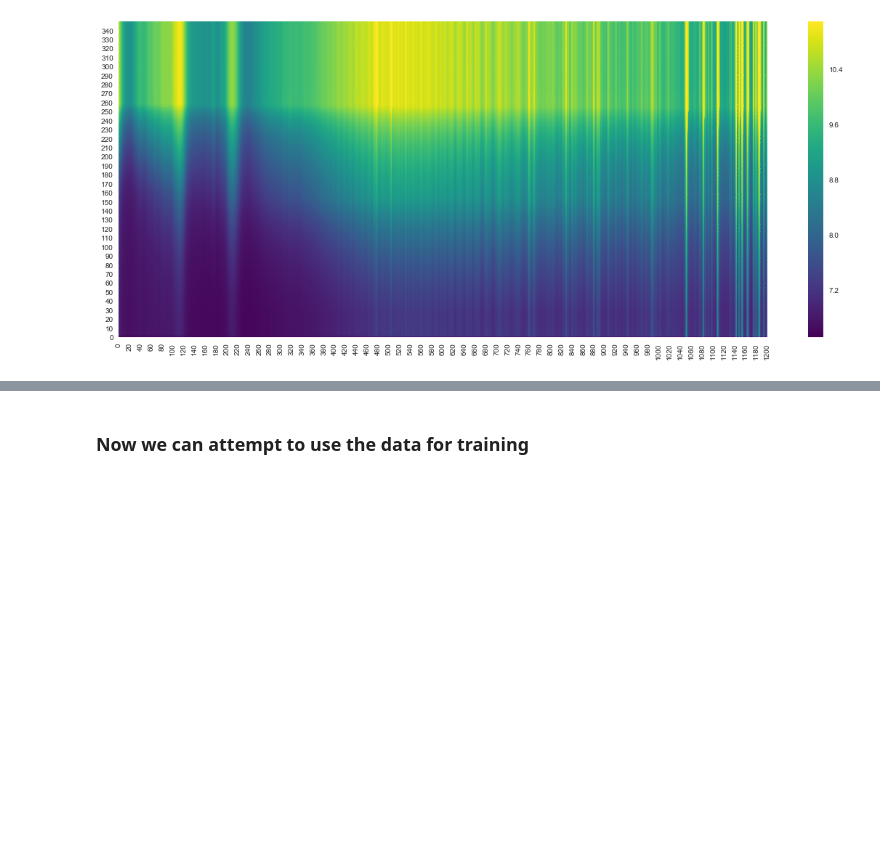
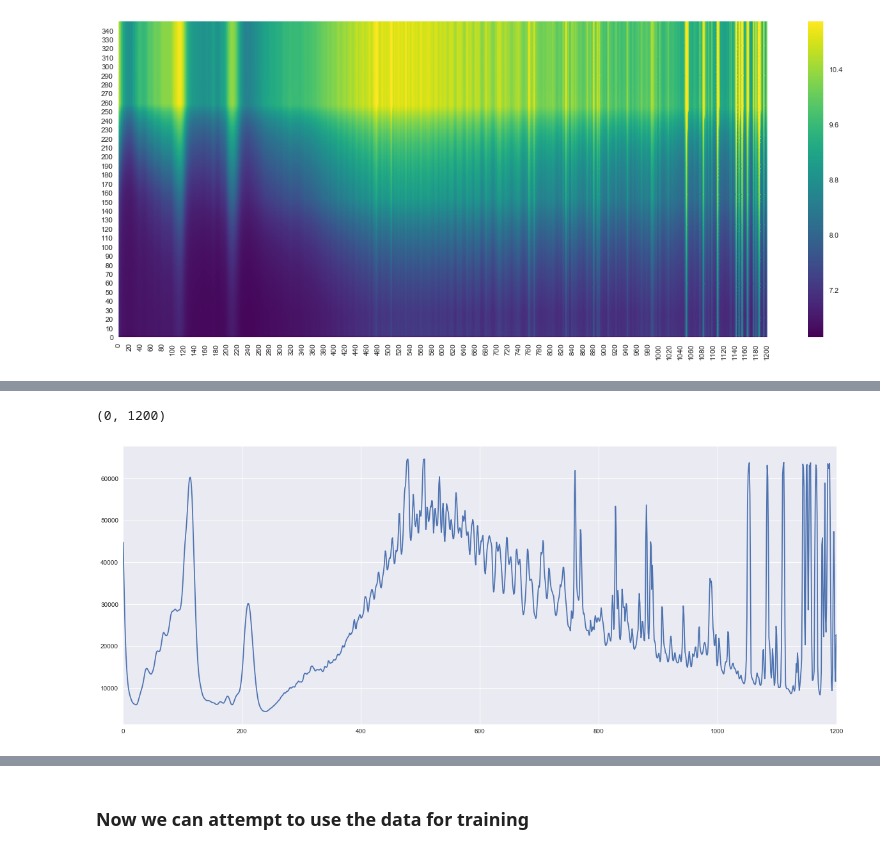
Before and after one commit to austinbock/project2, a Jupyter notebook: Capstone2 Data Exploration Working Copy.ipynb, the cells around one changed output, grey strips where cells are left out. Saved outputs shown, nothing was run; the diff lists cells and outputs as text; code cells hidden in the pictures; blank space fills up the shorter version.

```diff
--- a/Capstone2 Data Exploration Working Copy.ipynb
+++ b/Capstone2 Data Exploration Working Copy.ipynb
@@ -388,0 +562,8 @@ ax.invert_yaxis()
+# %%
+#calculate and plot std over each column in the spectra_image
+range_df = numpy.ptp(some_spectra_image, axis = 0)
+ax = plot(range_df)
+plt.xlim((0,1200))
+# %% [output]
+(0, 1200)
+[figure, added]
```
Also changed, not shown: parts of 40 cells of this notebook.
